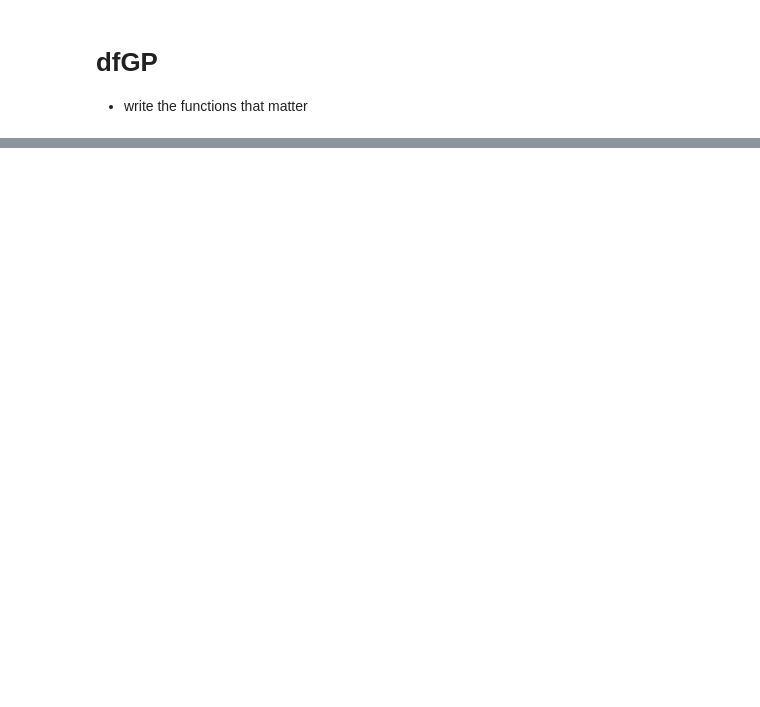
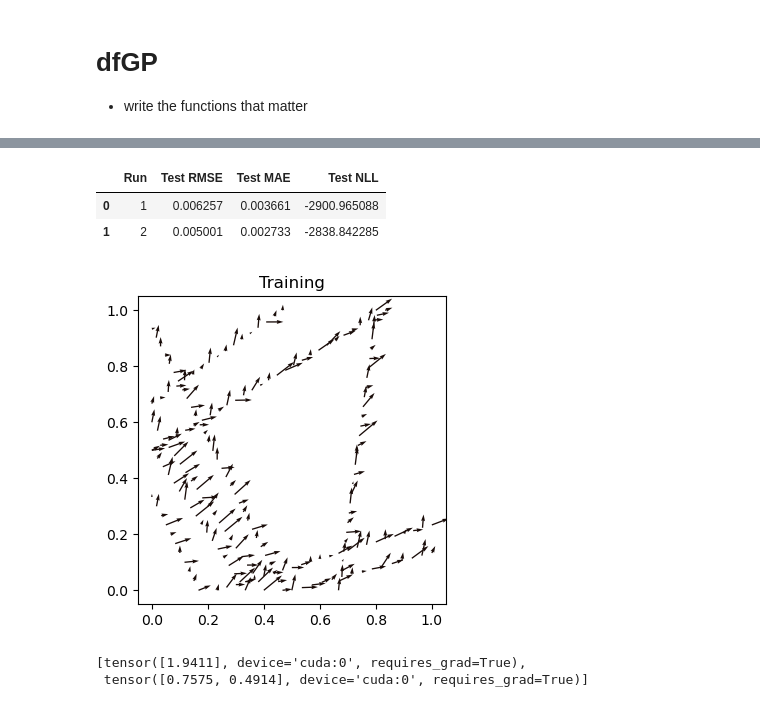
Before and after one commit to kimbente/ice_thickness, a Jupyter notebook: experiments.ipynb, the cells around one changed output, grey strips where cells are left out. Cells and saved outputs as stored; diff of their text form; code cells hidden in the pictures; blank space fills up the shorter version.

```diff
--- a/experiments.ipynb
+++ b/experiments.ipynb
@@ -7,16 +4,0 @@ import torch
-# %%
-import torch
-from utils import set_seed
-set_seed(42)
-
-# Define ranges
-# sigma_n_range = (0.01, 0.1)  # Example range for sigma_n
-sigma_f_range = (1.5, 2.0)   # Example range for sigma_f
-l_range = (0.3, 0.8)         # Example range for each lengthscale
-
-# Sample from uniform distributions
-sigma_n = torch.tensor([0.05], requires_grad = False) # no optimisation for noise, no sampling
-sigma_f = torch.tensor([torch.empty(1).uniform_(* sigma_f_range)], requires_grad = True)   # Trainable
-l = torch.tensor(torch.empty(2).uniform_(* l_range), requires_grad = True)  # Trainable
-
-print(f"sigma_n: {sigma_n.item():.4f}, sigma_f: {sigma_f.item():.4f}, l: {l[0].item():.4f}, {l[1].item():.4f}")
@@ -25,3 +349,21 @@ sigma_n: 0.0500, sigma_f: 1.9411, l: 0.7575, 0.4914
+# %%
+df
+# %% [output]
+|  | Run | Test RMSE | Test MAE | Test NLL |
+| 0 | 1 | 0.006257 | 0.003661 | -2900.965088 |
+| 1 | 2 | 0.005001 | 0.002733 | -2838.842285 |
+# %%
+# torch.sqrt(torch.mean(torch.square(mean_pred_train - y_train)))
+torch.sqrt(torch.mean(torch.square(mean_pred_test - y_test)))
+
+visualise_v_quiver(mean_pred_train.cpu().detach(), x_train.cpu(), title_string = "Training")
+# %% [output]
+[figure, added]
+# %%
+learnable_hyperparameters
+# %% [output]
+[tensor([1.9411], device='cuda:0', requires_grad=True),
+ tensor([0.7575, 0.4914], device='cuda:0', requires_grad=True)]
 # %%
 from GP_models import predict_GP, optimise_hypers_on_train
 from simulate import simulate_convergence, simulate_branching, simulate_ridge, simulate_merge, simulate_deflection
```
Also changed, not shown: parts of 4 cells of this notebook, 5 other files.
